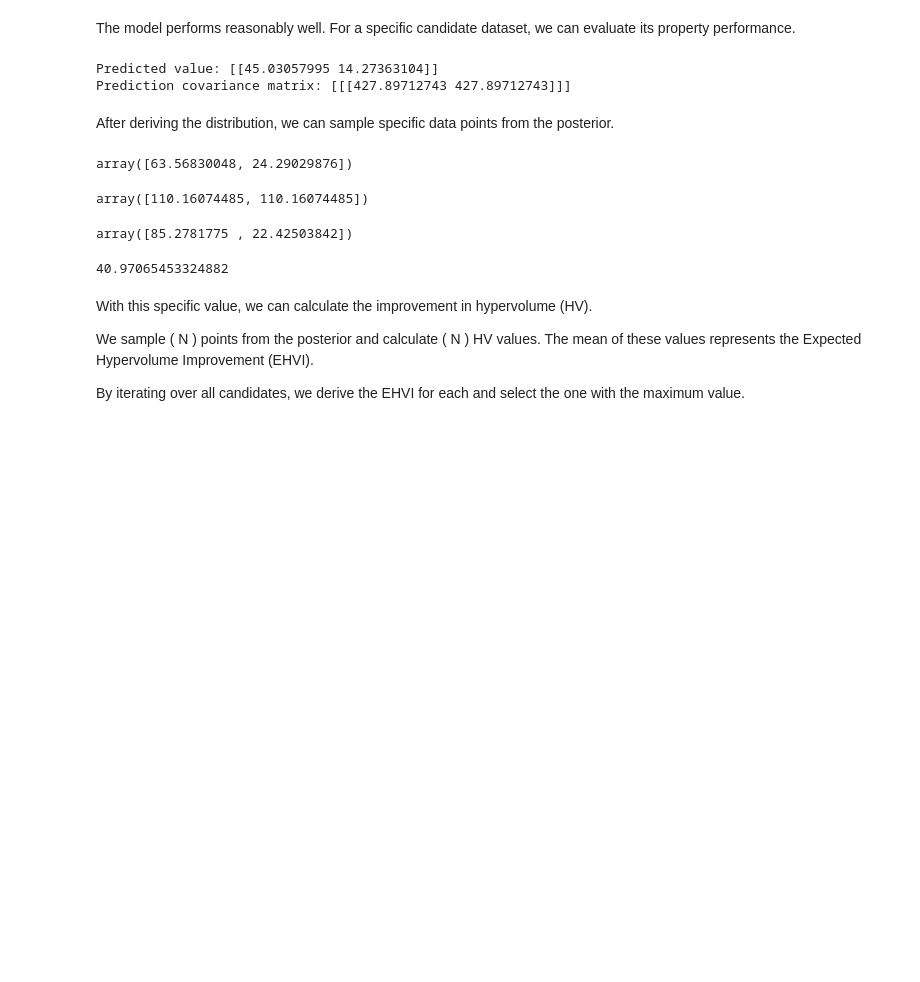
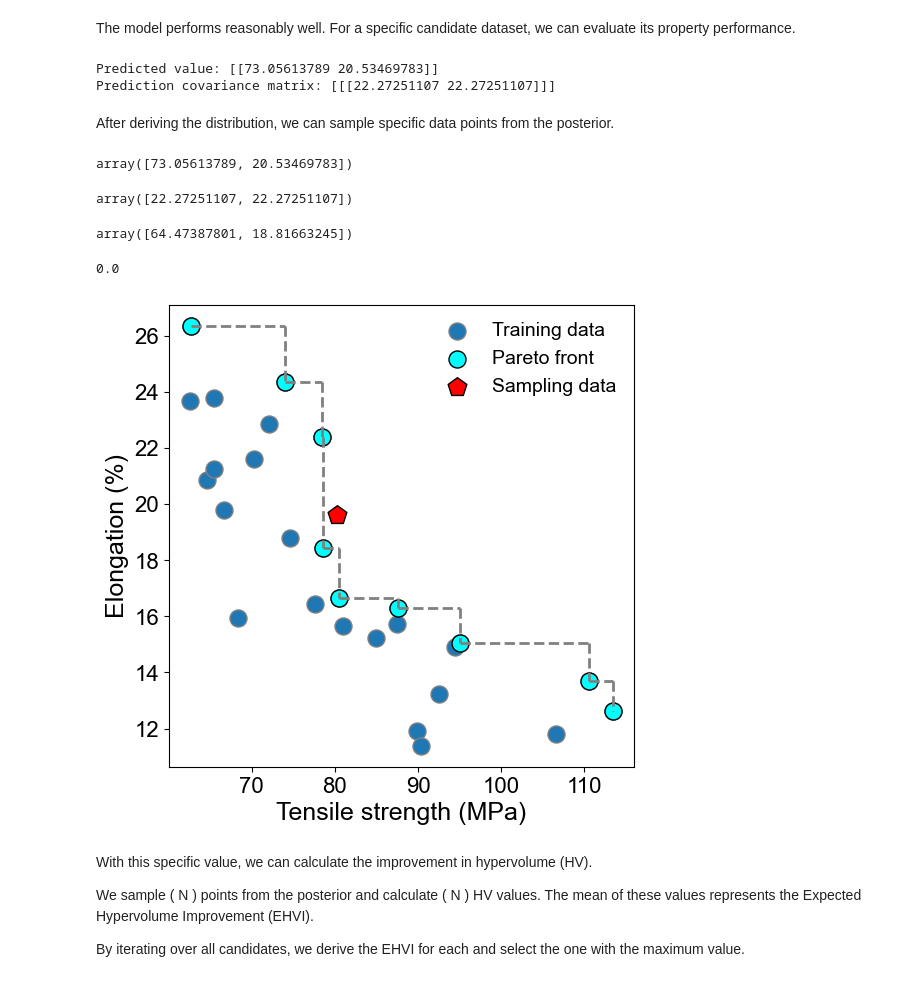
Before and after one commit to Bgolearn/CodeDemo, a Jupyter notebook: multiobject_examples_book/MO_EHVI/Monte_Carlo.ipynb, the cells around one changed output. Saved outputs shown, nothing was run; the diff lists cells and outputs as text; code cells hidden in the pictures; blank space fills up the shorter version.

```diff
--- a/multiobject_examples_book/MO_EHVI/Monte_Carlo.ipynb
+++ b/multiobject_examples_book/MO_EHVI/Monte_Carlo.ipynb
@@ -90,7 +90,7 @@ print(r2)
 # %% [markdown]
 The model performs reasonably well. For a specific candidate dataset, we can evaluate its property performance.
 # %%
-candidate_datum = np.array(([92, 1, 3, 4])).reshape(1, -1)
+candidate_datum = np.array(([92, 3, 3, 0.5])).reshape(1, -1)
 
 model = gpr.fit(X, y)
 y_pred, y_cov = model.predict(candidate_datum, return_cov=True)
@@ -98,25 +98,25 @@ y_pred, y_cov = model.predict(candidate_datum, return_cov=True)
 print("Predicted value:", y_pred)
 print("Prediction covariance matrix:", y_cov)
 # %% [output]
-Predicted value: [[45.03057995 14.27363104]]
-Prediction covariance matrix: [[[427.89712743 427.89712743]]]
+Predicted value: [[73.05613789 20.53469783]]
+Prediction covariance matrix: [[[22.27251107 22.27251107]]]
 # %% [markdown]
 After deriving the distribution, we can sample specific data points from the posterior.
 # %%
 y_pred[0]
 # %% [output]
-array([63.56830048, 24.29029876])
+array([73.05613789, 20.53469783])
 # %%
 y_cov[0][0]
 # %% [output]
-array([110.16074485, 110.16074485])
+array([22.27251107, 22.27251107])
 # %%
 from scipy.stats import multivariate_normal
 
 y_sample = multivariate_normal.rvs(mean=y_pred[0], cov=np.diag(y_cov[0][0]))
 y_sample
 # %% [output]
-array([85.2781775 , 22.42503842])
+array([64.47387801, 18.81663245])
 # %%
 # use MultiBgolearn to calculate the HV
 from MultiBgolearn.utility import funs
@@ -133,7 +133,46 @@ new_lebesgue_measure = funs.calculate_lebesgue_measure(new_pareto_front,True)
 
 max(new_lebesgue_measure - current_lebesgue_measure,0)
 # %% [output]
-40.97065453324882
+0.0
+# %%
+import matplotlib.pyplot as plt
+# use MultiBgolearn to calculate the HV
+from MultiBgolearn.utility import funs
+# original pareto_front and lebesgue_measure
+pareto_front = funs.get_pareto_front(y,True)
+
+
+# Set global font to Arial
+plt.rc('font', family='Arial')
+sorted_data = sorted(zip(pareto_front[:,0],pareto_front[:,1]), key=lambda pair: pair[0])
+x_sorted, y_sorted = zip(*sorted_data)
+
+fig = plt.figure(figsize=[6, 6])  # Slightly larger figure for clarity
+plt.scatter(y[:, 0], y[:, 1], marker='o', edgecolor='gray', s=150, label='Training data')
+plt.scatter(pareto_front[:, 0], pareto_front[:, 1], marker='o', c='cyan', s=150, edgecolor='k', label='Pareto front')
+plt.scatter(y_sample[0], y_sample[1], marker='p', c='red', s=200, edgecolor='k', label='Sampling data')
+for i in range(len(pareto_front[:,0]) - 1):
+    plt.plot([x_sorted[i+1], x_sorted[i+1]], [y_sorted[i], y_sorted[i+1]], color='gray', linestyle='--', linewidth=2)
+    plt.plot([x_sorted[i], x_sorted[i+1]], [y_sorted[i], y_sorted[i]], color='gray', linestyle='--', linewidth=2)
+
+# Add axis labels with larger font size
+plt.xlabel('Tensile strength (MPa)', fontsize=18)
+plt.ylabel('Elongation (%)', fontsize=18)
+
+# Customize legend
+plt.legend(fontsize=14, loc='upper right', frameon=False)  # Frame removed for cleaner look
+
+# Adjust tick parameters
+plt.tick_params(labelsize=16)
+
+
+# Save the plot (uncomment if needed)
+plt.savefig('ParetoF_part.png', dpi=800)
+plt.savefig('ParetoF_part.svg', dpi=800)
+
+plt.show()
+# %% [output]
+[figure, added]
 # %% [markdown]
 With this specific value, we can calculate the improvement in hypervolume (HV).
 
```
Also changed, not shown: parts of 4 cells of this notebook, 55 other files.
